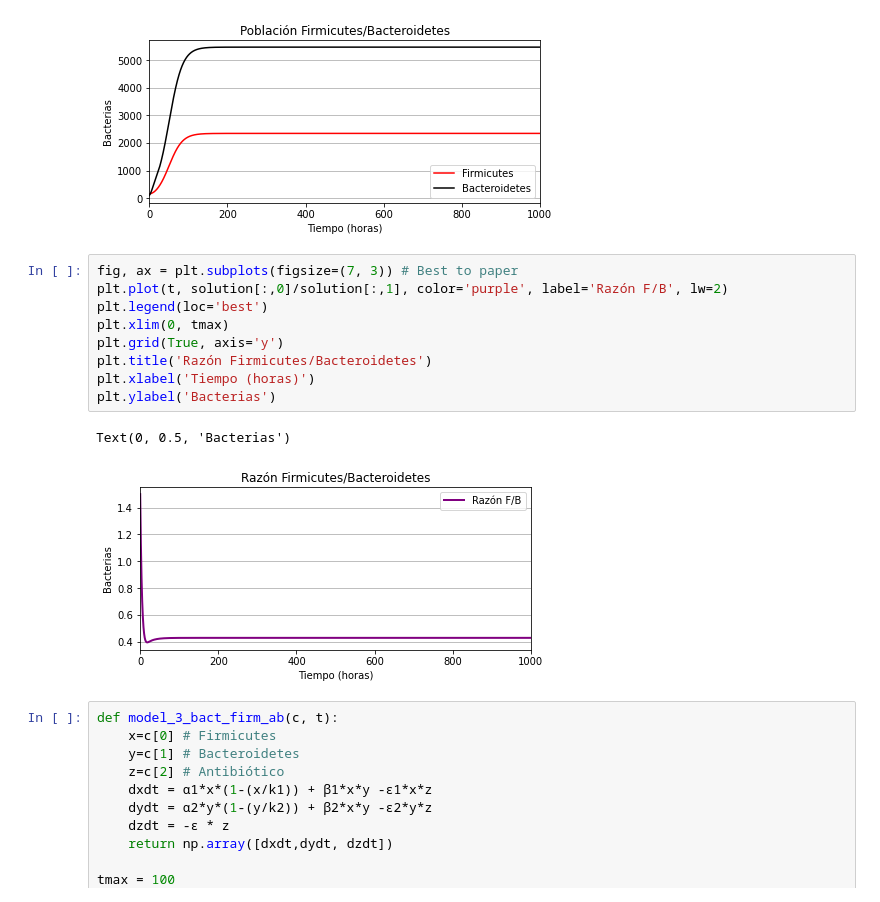
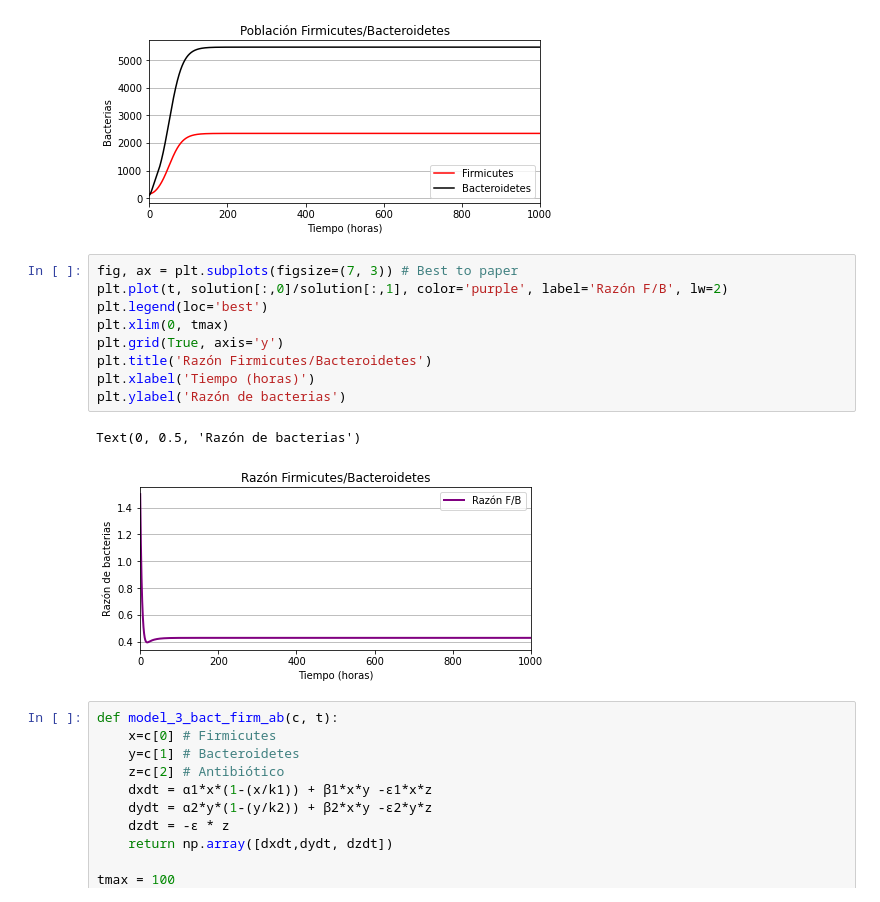
Before and after one commit to SergioPachonDotor/Proyectos_MAIBM, a Jupyter notebook: Proyecto_1/Simulaciones.ipynb, the cells around one changed output. Cells and saved outputs as stored; diff of their text form.

```diff
--- a/Proyecto_1/Simulaciones.ipynb
+++ b/Proyecto_1/Simulaciones.ipynb
@@ -88,15 +88,15 @@ Text(0, 0.5, 'Bacterias')
 # %%
 fig, ax = plt.subplots(figsize=(7, 3)) # Best to paper
 plt.plot(t, solution[:,0]/solution[:,1], color='purple', label='Razón F/B', lw=2)
 plt.legend(loc='best')
 plt.xlim(0, tmax)
 plt.grid(True, axis='y')
 plt.title('Razón Firmicutes/Bacteroidetes')
 plt.xlabel('Tiempo (horas)')
-plt.ylabel('Bacterias')
+plt.ylabel('Razón de bacterias')
 # %% [output]
-Text(0, 0.5, 'Bacterias')
+Text(0, 0.5, 'Razón de bacterias')
-[figure, old version]
+[figure, new version]
 # %%
 def model_3_bact_firm_ab(c, t):
     x=c[0] # Firmicutes
```
Also changed, not shown: parts of 3 cells of this notebook.
